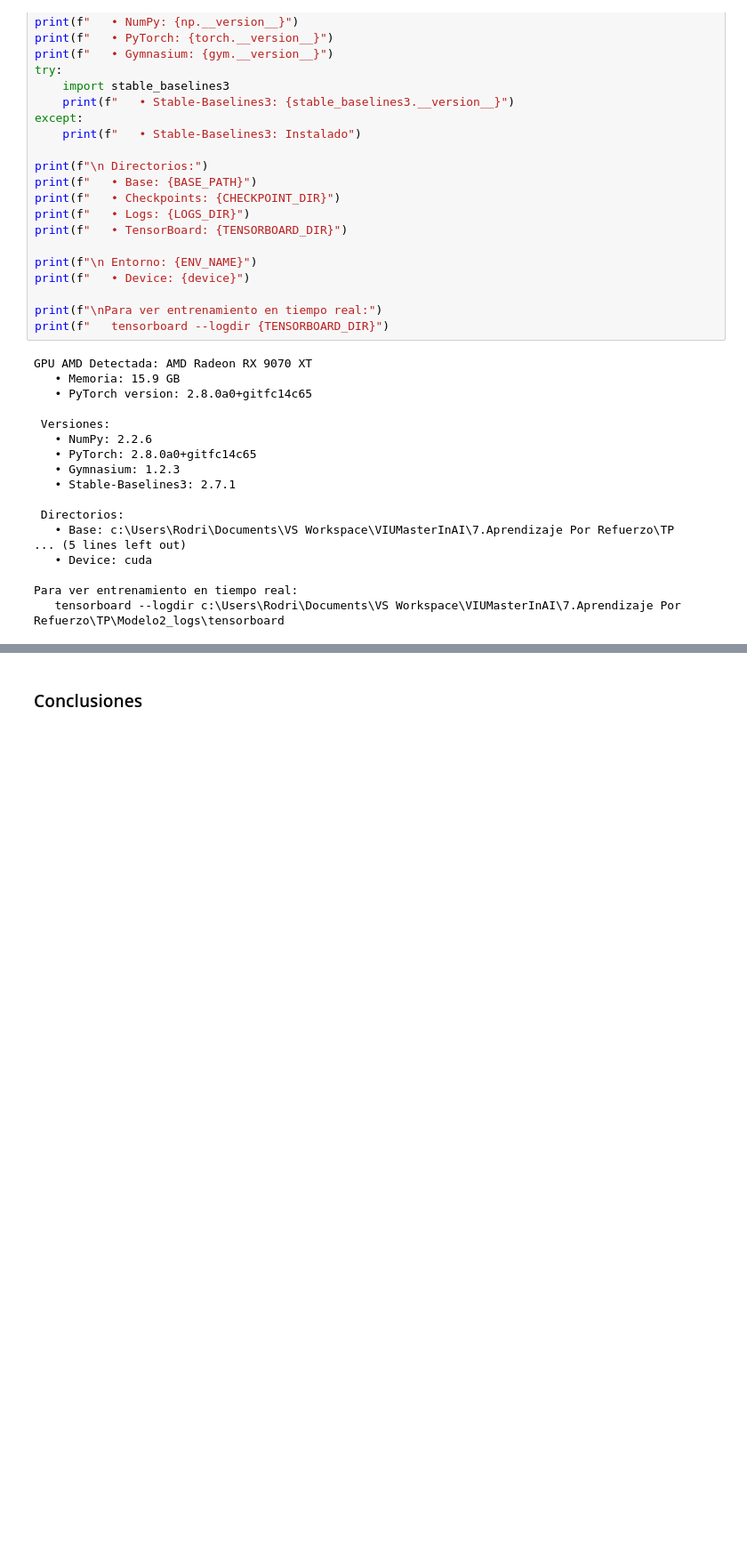
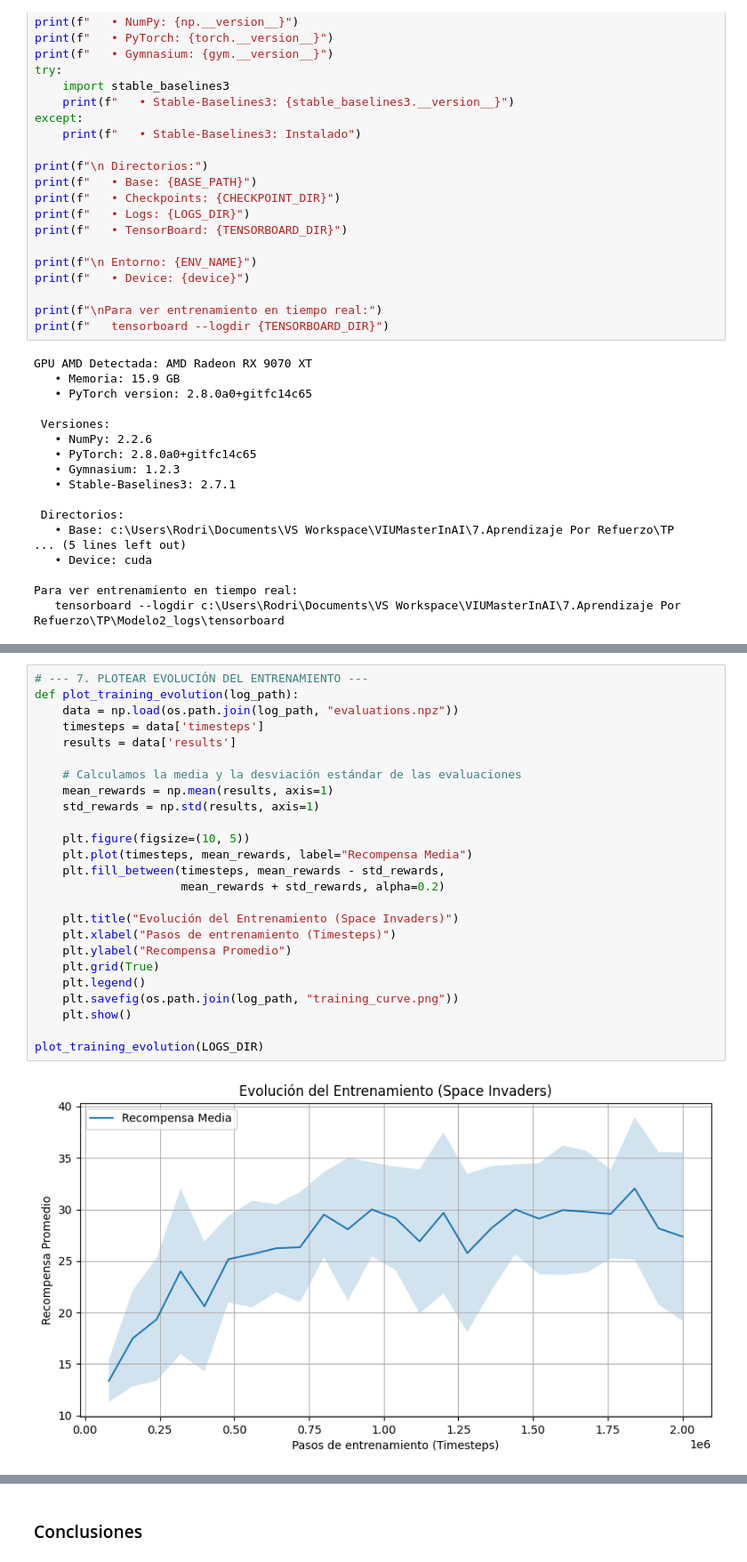
Before and after one commit to peraltarh/VIUMasterInAI, a Jupyter notebook: 7.Aprendizaje Por Refuerzo/TP/Proyecto_práctico.ipynb, the cells around one changed output, grey strips where cells are left out. Shown at 89% size. Drawn from its saved outputs; the diff is of its cells as text; blank space fills up the shorter version.

```diff
--- a/7.Aprendizaje Por Refuerzo/TP/Proyecto_práctico.ipynb
+++ b/7.Aprendizaje Por Refuerzo/TP/Proyecto_práctico.ipynb
@@ -2719,0 +1225,27 @@ for file in os.listdir(LOGS_DIR)[:10]:  # Mostrar solo los primeros 10
+# %%
+# --- 7. PLOTEAR EVOLUCIÓN DEL ENTRENAMIENTO ---
+def plot_training_evolution(log_path):
+    data = np.load(os.path.join(log_path, "evaluations.npz"))
+    timesteps = data['timesteps']
+    results = data['results']
+
+    # Calculamos la media y la desviación estándar de las evaluaciones
+    mean_rewards = np.mean(results, axis=1)
+    std_rewards = np.std(results, axis=1)
+
+    plt.figure(figsize=(10, 5))
+    plt.plot(timesteps, mean_rewards, label="Recompensa Media")
+    plt.fill_between(timesteps, mean_rewards - std_rewards,
+                     mean_rewards + std_rewards, alpha=0.2)
+
+    plt.title("Evolución del Entrenamiento (Space Invaders)")
+    plt.xlabel("Pasos de entrenamiento (Timesteps)")
+    plt.ylabel("Recompensa Promedio")
+    plt.grid(True)
+    plt.legend()
+    plt.savefig(os.path.join(log_path, "training_curve.png"))
+    plt.show()
+
+plot_training_evolution(LOGS_DIR)
+# %% [output]
+[figure, added]
```
Also changed, not shown: parts of 53 cells of this notebook, 45 other files.
